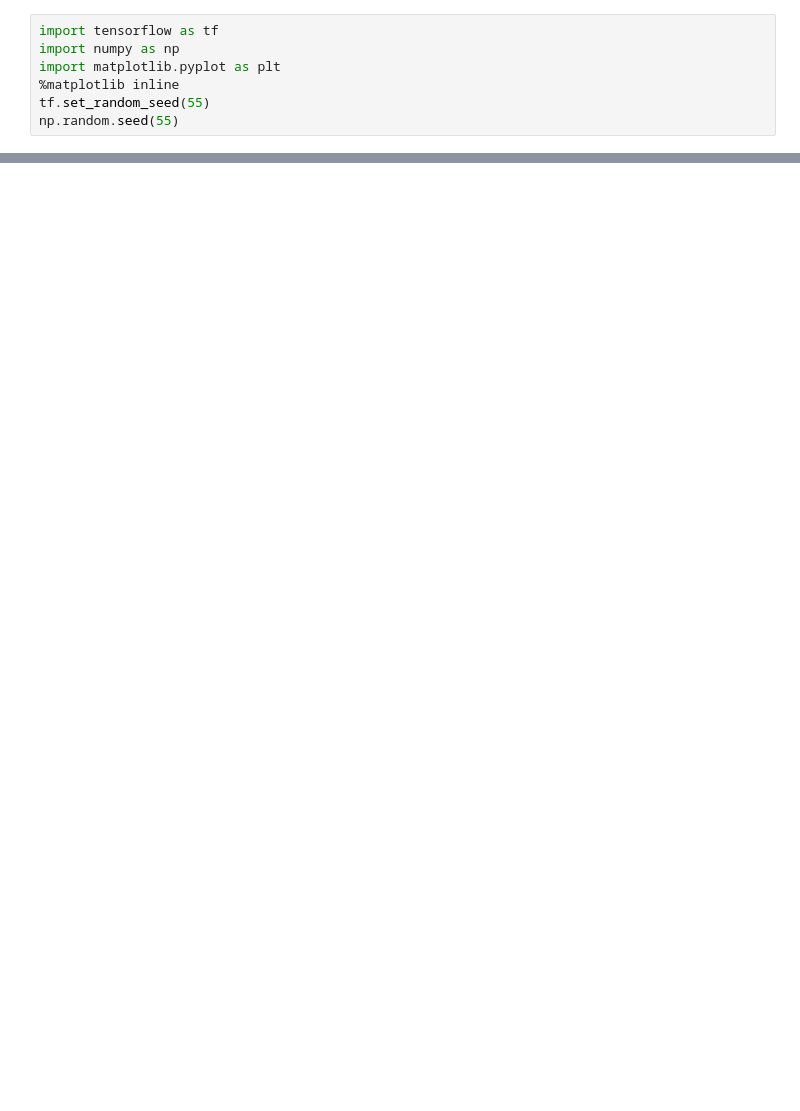
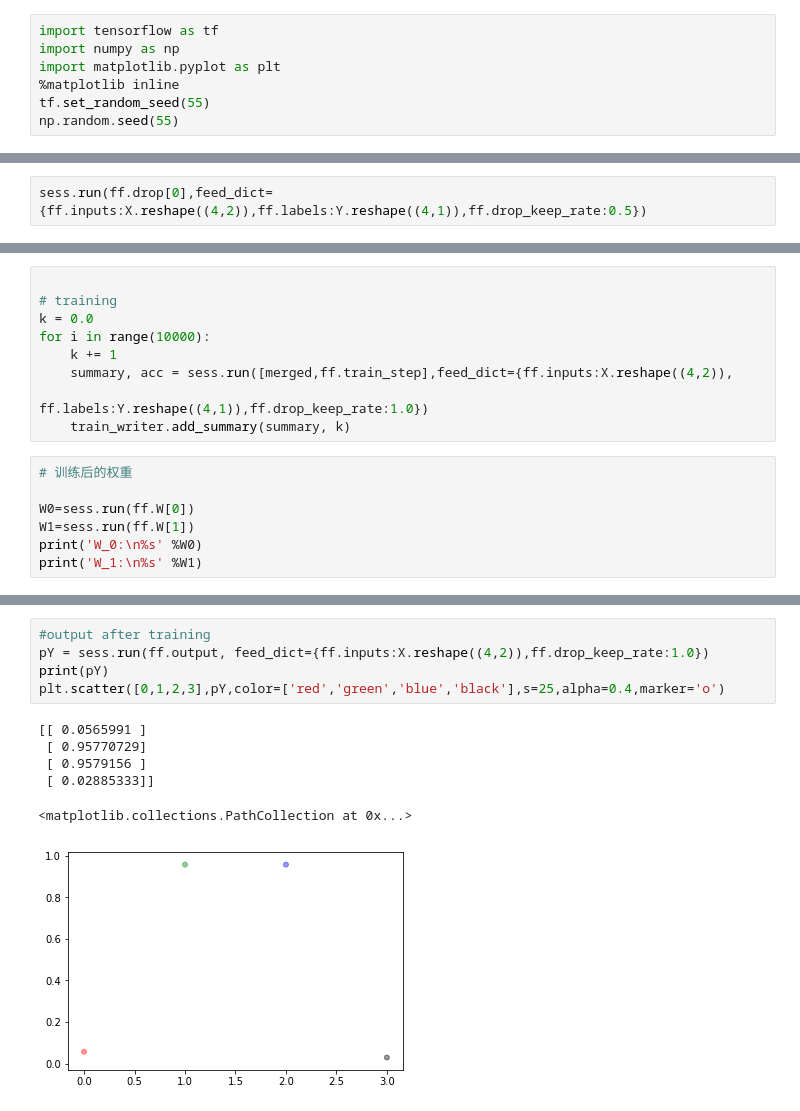
Before and after one commit to gggp2000/LearnPython, a Jupyter notebook: XOR_gate.ipynb, the cells around one changed output, grey strips where cells are left out. Saved outputs shown, nothing was run; the diff lists cells and outputs as text; blank space fills up the shorter version.

```diff
--- a/XOR_gate.ipynb
+++ b/XOR_gate.ipynb
@@ -95,0 +264,2 @@ class FNN(object):
+# %%
+sess.run(ff.drop[0],feed_dict={ff.inputs:X.reshape((4,2)),ff.labels:Y.reshape((4,1)),ff.drop_keep_rate:0.5})
@@ -95,0 +273,16 @@ class FNN(object):
+# %%
+
+# training
+k = 0.0
+for i in range(10000):
+    k += 1
+    summary, acc = sess.run([merged,ff.train_step],feed_dict={ff.inputs:X.reshape((4,2)),
+                                                            ff.labels:Y.reshape((4,1)),ff.drop_keep_rate:1.0})
+    train_writer.add_summary(summary, k)
+# %%
+# 训练后的权重
+
+W0=sess.run(ff.W[0])
+W1=sess.run(ff.W[1])
+print('W_0:\n%s' %W0)
+print('W_1:\n%s' %W1)
@@ -95,0 +320,12 @@ class FNN(object):
+# %%
+#output after training
+pY = sess.run(ff.output, feed_dict={ff.inputs:X.reshape((4,2)),ff.drop_keep_rate:1.0})
+print(pY)
+plt.scatter([0,1,2,3],pY,color=['red','green','blue','black'],s=25,alpha=0.4,marker='o')
+# %% [output]
+[[ 0.0565991 ]
+ [ 0.95770729]
+ [ 0.9579156 ]
+ [ 0.02885333]]
+<matplotlib.collections.PathCollection at 0x...>
+[figure, added]
```
Also changed, not shown: parts of 14 cells of this notebook, 2 other files.
